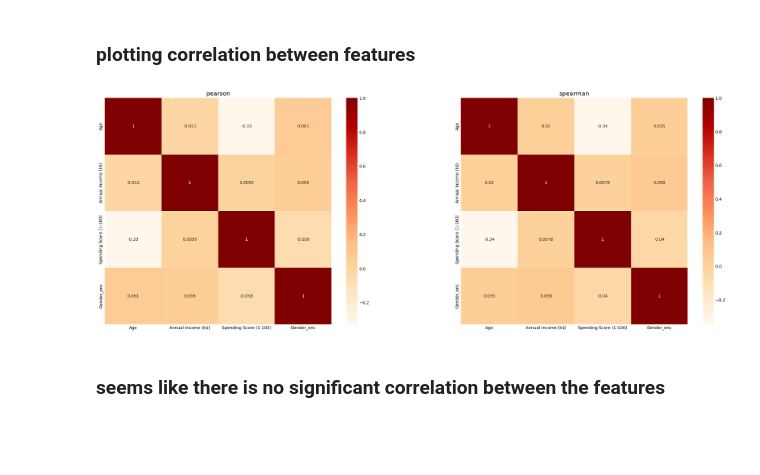
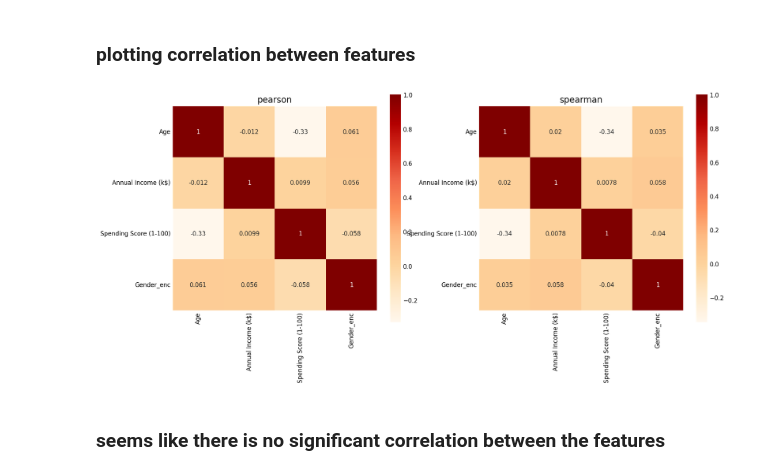
Before and after one commit to afzalmp40/ML-Basic, a Jupyter notebook: UnSupervised/customer aggregation/customer aggregation whole data unsupervised by afzal.ipynb, the cells around one changed output. Drawn from its saved outputs; the diff is of its cells as text; code cells hidden in the pictures; blank space fills up the shorter version.

```diff
--- a/UnSupervised/customer aggregation/customer aggregation whole data unsupervised by afzal.ipynb
+++ b/UnSupervised/customer aggregation/customer aggregation whole data unsupervised by afzal.ipynb
@@ -186,9 +188,9 @@ plt.show()
 # %%
 from Bivariate_analysis import correlation
 
-correlation(df, figsize=(25,10), dpi=100)
+correlation(df, figsize=(20,7), dpi=120)
 # %% [output]
-[figure, old version]
+[figure, new version]
 # %% [markdown]
 ### **seems like there is no significant correlation between the features**
 # %% [markdown]
```
Also changed, not shown: parts of 7 cells of this notebook.
